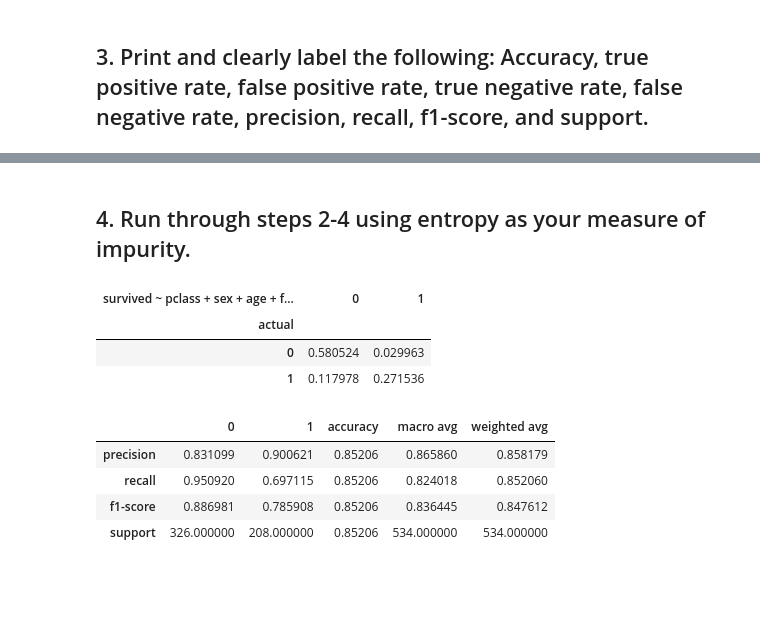
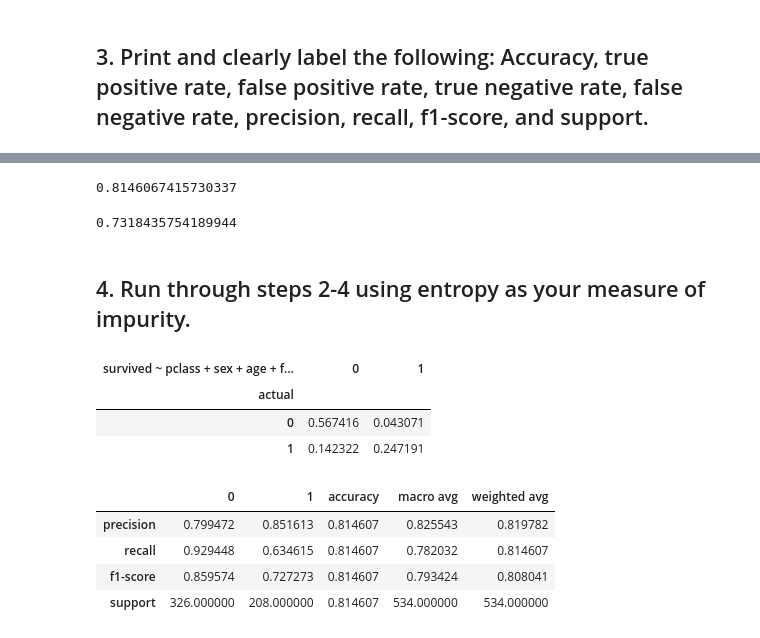
Before and after one commit to aleclhartman/ds-methodologies-exercises, a Jupyter notebook: classification/random_forest_model.ipynb, the cells around one changed output, grey strips where cells are left out. Cells and saved outputs as stored; diff of their text form; code cells hidden in the pictures; blank space fills up the shorter version.

```diff
--- a/classification/random_forest_model.ipynb
+++ b/classification/random_forest_model.ipynb
@@ -743,6 +743,16 @@ Support (positive): 208
 # graph = graphviz.Source(dot_data)
 
 # graph.render('titanic_decision_tree', view=True)
+# %%
+validate_accuracy = rf.score(X_validate, y_validate)
+validate_accuracy
+# %% [output]
+0.8146067415730337
+# %%
+test_accuracy = rf.score(X_test, y_test)
+test_accuracy
+# %% [output]
+0.7318435754189944
 # %% [markdown]
 ## 4. Run through steps 2-4 using entropy as your measure of impurity.
 # %%
@@ -765,34 +775,34 @@ y_validate = validate[["survived"]]
 y_test = test[["survived"]]
 # %%
 # make the object
-rf = RandomForestClassifier(max_depth=4)
+rf = RandomForestClassifier(min_samples_leaf=5, max_depth=3)
 
 # fit the classifier
 rf.fit(X_train, y_train)
 
 # use the classifier to create a model
-y_train["survived ~ pclass + sex + age + fare + embarked + alone (entropy)"] = rf.predict(X_train)
+y_train["survived ~ pclass + sex + age + fare + embarked + alone (5/3)"] = rf.predict(X_train)
 # dt_evaluation["survived ~ pclass + age + fare"] = clf.predict(X_validate)
 # %%
 dt_accuracy = rf.score(X_train, y_train.survived)
 # %%
-cm = pd.crosstab(y_train.survived, y_train["survived ~ pclass + sex + age + fare + embarked + alone (entropy)"], normalize=True)
+cm = pd.crosstab(y_train.survived, y_train["survived ~ pclass + sex + age + fare + embarked + alone (5/3)"], normalize=True)
 cm.index.name = "actual"
 cm
 # %% [output]
 | survived ~ pclass + sex + age + f... | 0 | 1 |
 | actual |  |  |
-| 0 | 0.580524 | 0.029963 |
-| 1 | 0.117978 | 0.271536 |
+| 0 | 0.567416 | 0.043071 |
+| 1 | 0.142322 | 0.247191 |
 # %%
-cr = pd.DataFrame(classification_report(y_train.survived, y_train["survived ~ pclass + sex + age + fare + embarked + alone (entropy)"], output_dict=True))
+cr = pd.DataFrame(classification_report(y_train.survived, y_train["survived ~ pclass + sex + age + fare + embarked + alone (5/3)"], output_dict=True))
 cr
 # %% [output]
 |  | 0 | 1 | accuracy | macro avg | weighted avg |
-| precision | 0.831099 | 0.900621 | 0.85206 | 0.865860 | 0.858179 |
-| recall | 0.950920 | 0.697115 | 0.85206 | 0.824018 | 0.852060 |
-| f1-score | 0.886981 | 0.785908 | 0.85206 | 0.836445 | 0.847612 |
-| support | 326.000000 | 208.000000 | 0.85206 | 534.000000 | 534.000000 |
+| precision | 0.799472 | 0.851613 | 0.814607 | 0.825543 | 0.819782 |
+| recall | 0.929448 | 0.634615 | 0.814607 | 0.782032 | 0.814607 |
+| f1-score | 0.859574 | 0.727273 | 0.814607 | 0.793424 | 0.808041 |
+| support | 326.000000 | 208.000000 | 0.814607 | 534.000000 | 534.000000 |
 # %%
 print(f"Accuracy: {dt_accuracy:.2%}")
 print(f"True positive rate: {cm.iloc[1, 1]:.2%}")
```
Also changed, not shown: parts of 8 cells of this notebook.
